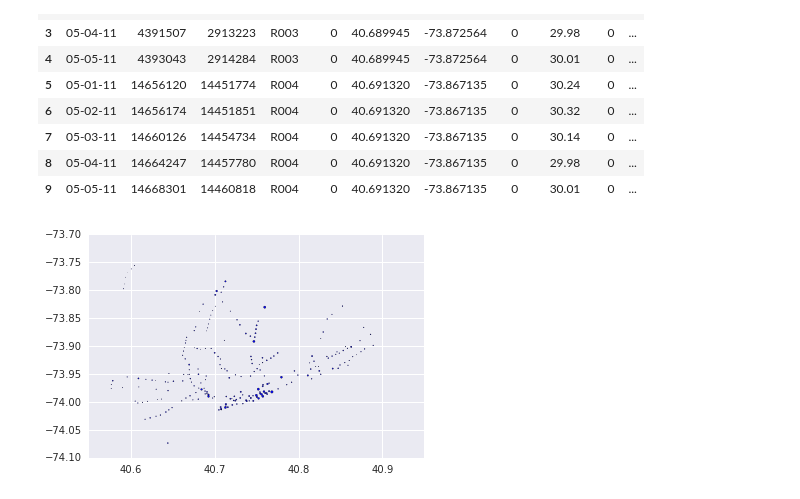
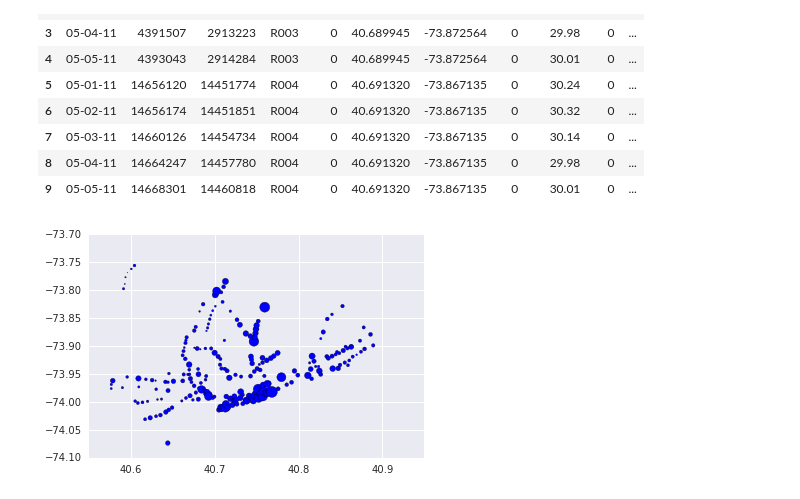
Before and after one commit to jenslaufer/data-analyst-nanodegree, a Jupyter notebook: p2/2D_NumPy_Pandas/New York Subway.ipynb, the cells around one changed output. Cells and saved outputs as stored; diff of their text form; code cells hidden in the pictures.

```diff
--- a/p2/2D_NumPy_Pandas/New York Subway.ipynb
+++ b/p2/2D_NumPy_Pandas/New York Subway.ipynb
@@ -708,32 +700,32 @@ import pandas as pd
 import seaborn as sns
 
 values = np.array([1, 3, 2, 4, 1, 6, 4])
 example_df = pd.DataFrame({
     'value': values,
     'even': values % 2 == 0,
     'above_three': values > 3
 }, index=['a', 'b', 'c', 'd', 'e', 'f', 'g'])
 
 # Change False to True for this block of code to see what it does
 
 # groupby() without as_index
 if False:
     first_even = example_df.groupby('even').first()
     print first_even
     print first_even['even'] # Causes an error. 'even' is no longer a column in the DataFrame
 
 # groupby() with as_index=False
 if False:
     first_even = example_df.groupby('even', as_index=False).first()
     print first_even
     print first_even['even'] # Now 'even' is still a column in the DataFrame
 
 filename = 'nyc_subway_weather.csv'
 subway_df = pd.read_csv(filename)
 data_by_location = subway_df.groupby(['latitude','longitude'], as_index=False).mean();
 
-scaled_entries = data_by_location['ENTRIESn_hourly'] / data_by_location['ENTRIESn_hourly'].std()
+scaled_entries = (data_by_location['ENTRIESn_hourly'] / data_by_location['ENTRIESn_hourly'].std()) * 20
 plt.scatter(data_by_location['latitude'], data_by_location['longitude'], s=scaled_entries)
 plt.show()
 # %% [output]
-[figure, old version]
+[figure, new version]
```
Also changed, not shown: parts of 1 cell of this notebook.
